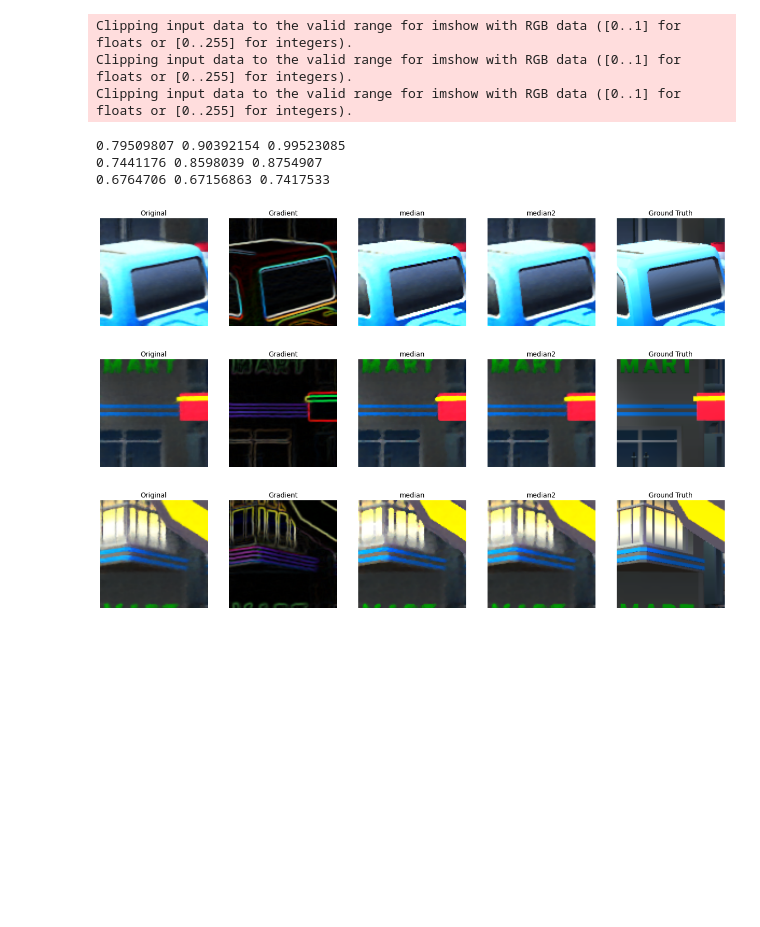
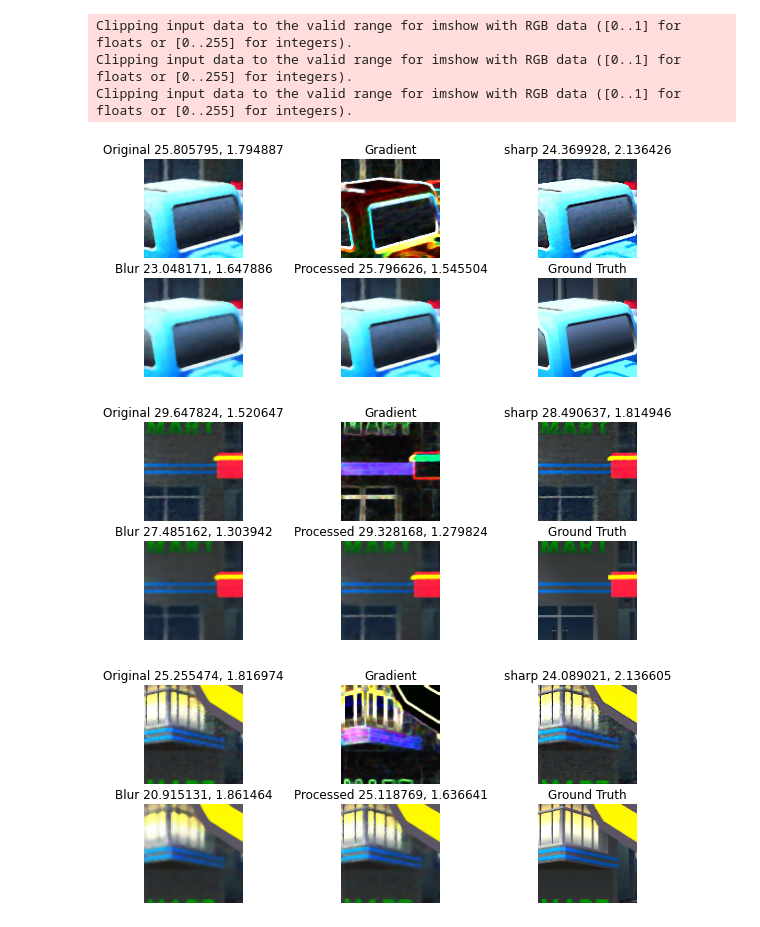
Before and after one commit to Bob-Yeah/deeplightfield, a Jupyter notebook: notebook/test_image_filter.ipynb, the cells around one changed output. Cells and saved outputs as stored; diff of their text form; code cells hidden in the pictures; blank space fills up the shorter version.

```diff
--- a/notebook/test_image_filter.ipynb
+++ b/notebook/test_image_filter.ipynb
@@ -3,62 +3,86 @@
 # 使用opencv的自带函数实现，与自编写作比较
 # 产生椒盐噪声，高斯噪声等
 # 使用中值滤波，平均滤波，高斯滤波，方框滤波
+import sys
+import os
+sys.path.append(os.path.abspath(sys.path[0] + '/../../'))
+__package__ = "deep_view_syn.notebook"
 
 import numpy as np
+import math
 import cv2
 import matplotlib.pyplot as plt
+import torch.nn.functional as nn_f
+import torch
+from ..loss.perc_loss import *
+
+loss = VGGPerceptualLoss().to('cuda')
+
+def psnr(input, gt):
+    input, gt = torch.from_numpy(input / 255).permute(2, 0, 1)[None, :].to('cuda', torch.float32), torch.from_numpy(gt / 255).permute(2, 0, 1)[None, :].to('cuda', torch.float32)
+    rmse = math.sqrt(nn_f.mse_loss(input, gt))
+    #diff = target / 255 - ref / 255
+    #rmse = math.sqrt(np.mean(diff ** 2.))
+    #return rmse
+    return 20 * math.log10(1.0 / rmse), loss(input, gt)
+
 
 for i in range(3):
     image_gt = cv2.imread('/home/dengnc/deep_view_syn/data/gas_fovea_2020.12.31/train/view_%04d.png' % i)
-    image = cv2.imread('/home/dengnc/deep_view_syn/data/gas_fovea_2020.12.31/fovea_rgb@msl-rgb_e10_fc256x4_d1-50_s16/output/model-epoch_500/train/out_view_%04d.png' % i)
-    plt.figure(figsize=(20,4))
+    image = cv2.imread('/home/dengnc/deep_view_syn/data/gas_fovea_2020.12.31/new_fovea_rgb@nmsl-rgb_e10_fc128x4_d1-50_s32/output/model-epoch_300/train/out_view_%04d.png' % i)
+    plt.figure(facecolor='white', figsize=(10,4))
     plt.subplot(2, 3, 1)
     plt.imshow(cv2.cvtColor(image, cv2.COLOR_BGR2RGB))
     plt.axis('off')
-    plt.title('Original')
+    mse, vgg = psnr(image, image_gt)
+    plt.title('Original %f, %f' % (mse, vgg))
 
     xgrd = cv2.Sobel(image,cv2.CV_32FC1,1,0) / 4 / 255
     ygrd = cv2.Sobel(image,cv2.CV_32FC1,0,1) / 4 / 255
-    grd = np.sqrt(xgrd ** 2 + ygrd ** 2)
+    grd = np.sqrt(xgrd ** 2 + ygrd ** 2) * 3
+    kernel = cv2.getStructuringElement(cv2.MORPH_RECT, (3, 3))
+    grd = cv2.morphologyEx(grd,cv2.MORPH_CLOSE, kernel)
+    grd = np.clip(grd, 0, 1)
     plt.subplot(2, 3, 2)
     plt.imshow(cv2.cvtColor(grd, cv2.COLOR_BGR2RGB))
     plt.axis('off')
     plt.title('Gradient')
 
-    kernel = np.array([[0, -0.5, 0], [-0.5, 3, -0.5], [0, -0.5, 0]], np.float32) #定义一个核
+    kernel = np.array([[0, -0.3, 0], [-0.3, 2.2, -0.3], [0, -0.3, 0]], np.float32) #定义一个核
     sharp = cv2.filter2D(image, -1, kernel=kernel)
     plt.subplot(2, 3, 3)
     plt.imshow(cv2.cvtColor(sharp, cv2.COLOR_BGR2RGB))
     plt.axis('off')
-    plt.title('sharp')
+    mse, vgg = psnr(sharp, image_gt)
+    plt.title('sharp %f, %f' % (mse, vgg))
 
     # 中值滤波
-    result4 = cv2.medianBlur(image, 3)
+    blur = cv2.medianBlur(image, 5)
+    #blur = cv2.GaussianBlur(image, (3, 3), 0)
     #result4 = cv2.fastNlMeansDenoisingColored(result4,None,5,5,7,21)
     plt.subplot(2, 3, 4)
-    plt.imshow(cv2.cvtColor(result4, cv2.COLOR_BGR2RGB))
+    plt.imshow(cv2.cvtColor(blur, cv2.COLOR_BGR2RGB))
     plt.axis('off')
-    plt.title('median')
+    mse, vgg = psnr(blur, image_gt)
+    plt.title('Blur %f, %f' % (mse, vgg))
 
-    result5 = result4 * (1 - grd) + image * grd
+    result = blur * (1 - grd) + image * grd
     plt.subplot(2, 3, 5)
-    plt.imshow(cv2.cvtColor(result5/255, cv2.COLOR_BGR2RGB))
+    plt.imshow(cv2.cvtColor(result / 255, cv2.COLOR_BGR2RGB))
     plt.axis('off')
-    plt.title('median2')
+    mse, vgg = psnr(result, image_gt)
+    plt.title('Processed %f, %f' % (mse, vgg))
 
     plt.subplot(2, 3, 6)
     plt.imshow(cv2.cvtColor(image_gt, cv2.COLOR_BGR2RGB))
     plt.axis('off')
     plt.title('Ground Truth')
 
     plt.show()
 # %% [output]
 Clipping input data to the valid range for imshow with RGB data ([0..1] for floats or [0..255] for integers).
 Clipping input data to the valid range for imshow with RGB data ([0..1] for floats or [0..255] for integers).
 Clipping input data to the valid range for imshow with RGB data ([0..1] for floats or [0..255] for integers).
-0.79509807 0.90392154 0.99523085
-0.7441176 0.8598039 0.8754907
-0.6764706 0.67156863 0.7417533
-[figure, old version]
+[figure, new version]
-[figure, old version]
+[figure, new version]
-[figure, old version]
+[figure, new version]
```
Also changed, not shown: 32 other files.
